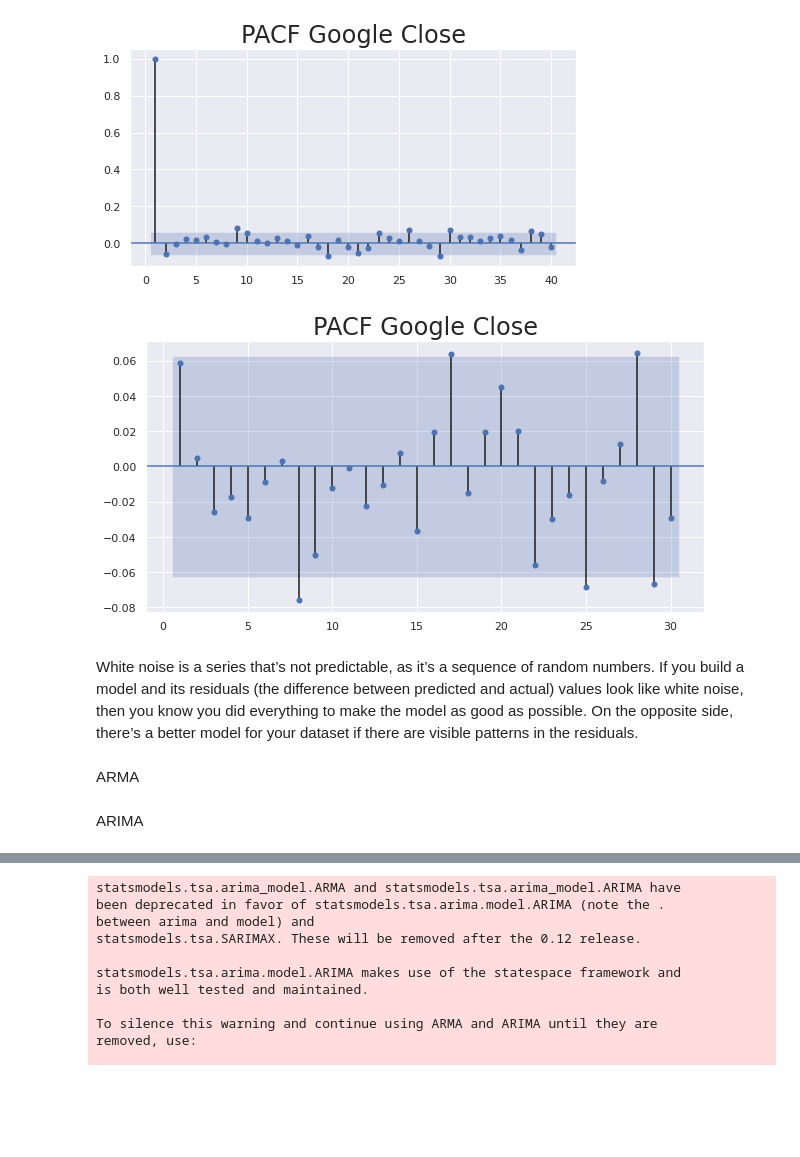
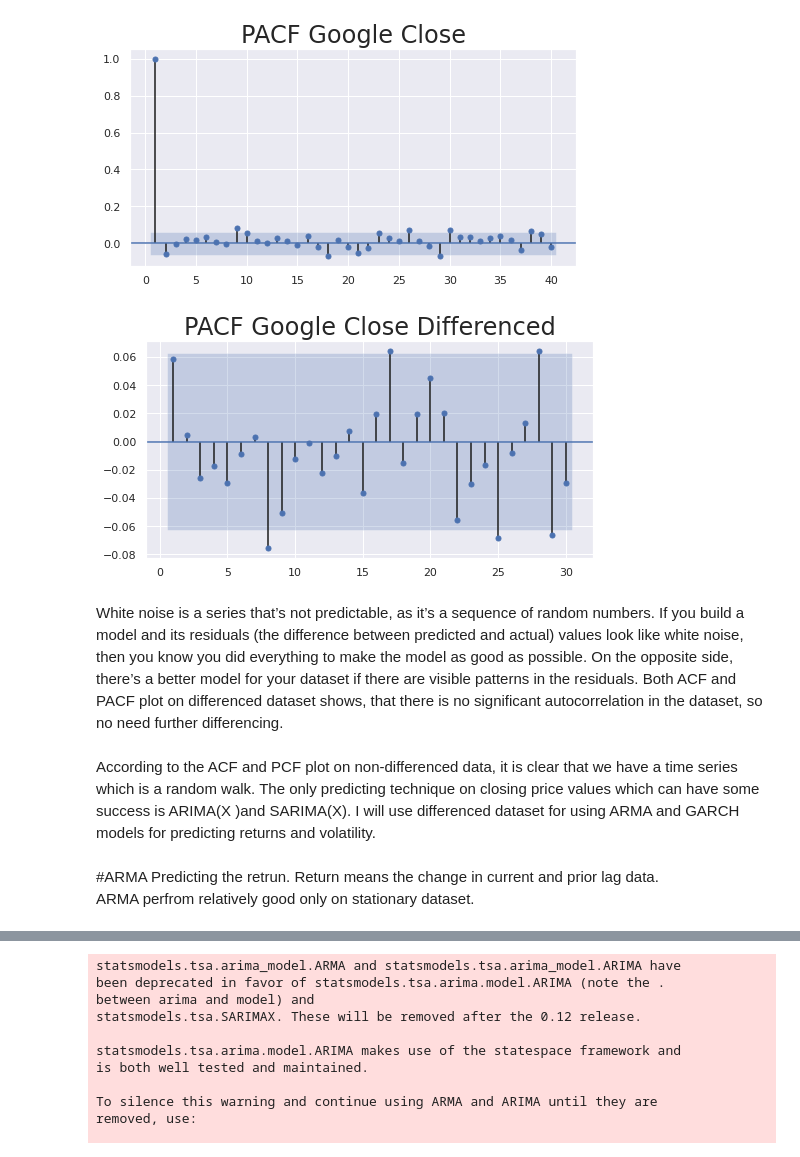
Before and after one commit to vbanai/Time-series-analysis, a Jupyter notebook: StockExchange.ipynb, the cells around one changed output, grey strips where cells are left out. Drawn from its saved outputs; the diff is of its cells as text; code cells hidden in the pictures; blank space fills up the shorter version.

```diff
--- a/StockExchange.ipynb
+++ b/StockExchange.ipynb
@@ -769,15 +770,17 @@ plt.title("PACF Google Close", size=24)
 Text(0.5, 1.0, 'PACF Google Close')
 [figure]
 # %%
-import statsmodels.graphics.tsaplots as sgt
+
 sgt.plot_pacf(dataset_Google_close_diff[1:], lags=30, zero=False)
-plt.title("PACF Google Close", size=24)
+plt.title("PACF Google Close Differenced", size=24)
 plt.show()
 # %% [output]
-[figure, old version]
+[figure, new version]
 # %% [markdown]
-White noise is a series that’s not predictable, as it’s a sequence of random numbers. If you build a model and its residuals (the difference between predicted and actual) values look like white noise, then you know you did everything to make the model as good as possible. On the opposite side, there’s a better model for your dataset if there are visible patterns in the residuals.
+
+White noise is a series that’s not predictable, as it’s a sequence of random numbers. If you build a model and its residuals (the difference between predicted and actual) values look like white noise, then you know you did everything to make the model as good as possible. On the opposite side, there’s a better model for your dataset if there are visible patterns in the residuals. Both ACF and PACF plot on differenced dataset shows, that there is no significant autocorrelation in the dataset, so no need further differencing.
-# %% [markdown]
-ARMA
-# %% [markdown]
-ARIMA
+# %% [markdown]
+According to the ACF and PCF plot on non-differenced data, it is clear that we have a time series which is a random walk. The only predicting technique on closing price values which can have some success is ARIMA(X )and SARIMA(X). I will use differenced dataset for using ARMA and GARCH models for predicting returns and volatility.
+# %% [markdown]
+#ARMA </br>
+Predicting the retrun. Return means the change in current and prior lag data. <br>ARMA perfrom relatively good only on stationary dataset.
```
Also changed, not shown: parts of 67 cells of this notebook.
